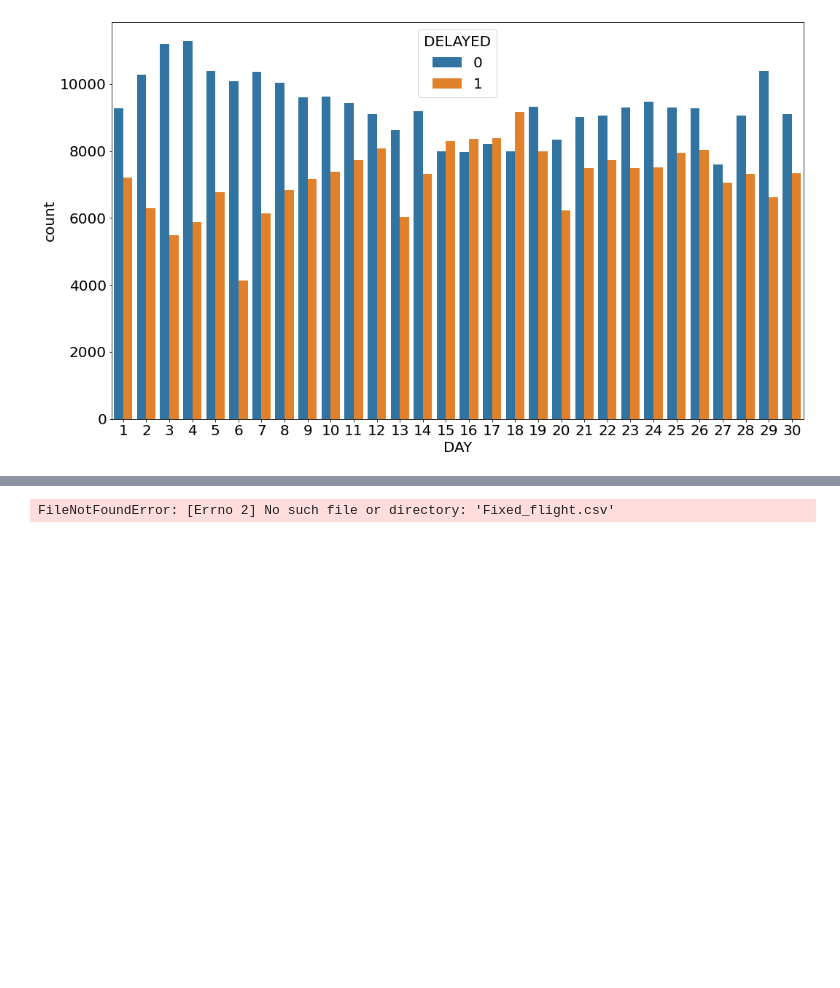
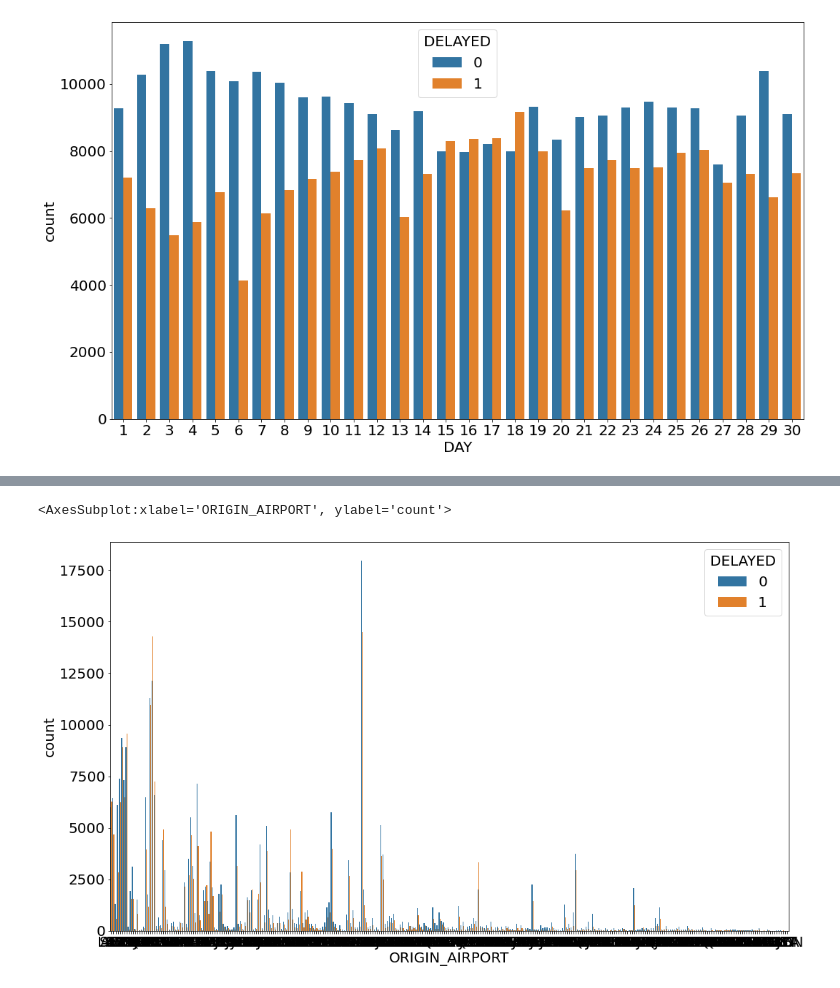
Before and after one commit to CGrant109/Project-4-Machine-Learning, a Jupyter notebook: modeling.ipynb, the cells around one changed output, grey strips where cells are left out. Drawn from its saved outputs; the diff is of its cells as text; code cells hidden in the pictures; blank space fills up the shorter version.

```diff
--- a/modeling.ipynb
+++ b/modeling.ipynb
@@ -207,5 +291,5 @@ sns.countplot(data=Airline, x='DAY', hue='DELAYED')
 # %%
-Airline = pd.read_csv('Fixed_flight.csv', header=0,  index_col=1)
-Airline.head()
+sns.countplot(data=Airline, x='ORIGIN_AIRPORT', hue='DELAYED')
 # %% [output]
-FileNotFoundError: [Errno 2] No such file or directory: 'Fixed_flight.csv'
+<AxesSubplot:xlabel='ORIGIN_AIRPORT', ylabel='count'>
+[figure, added]
```
Also changed, not shown: parts of 26 cells of this notebook.
